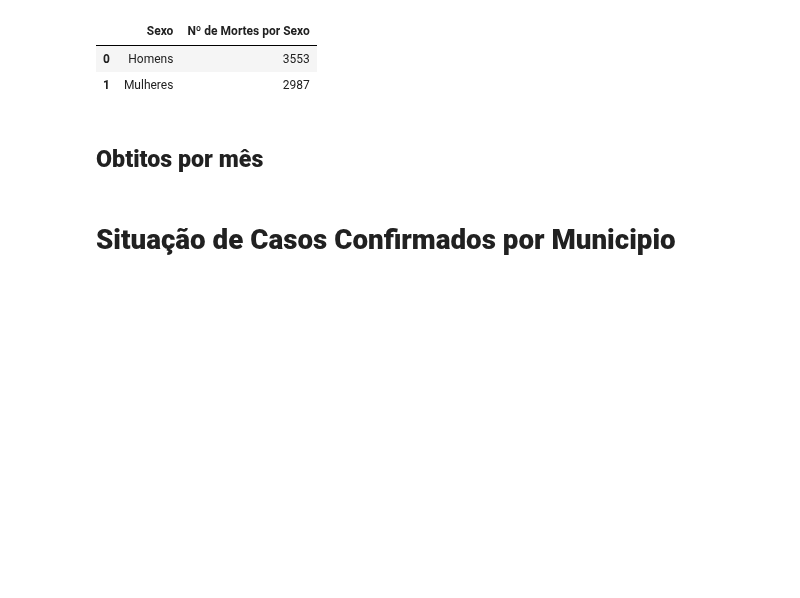
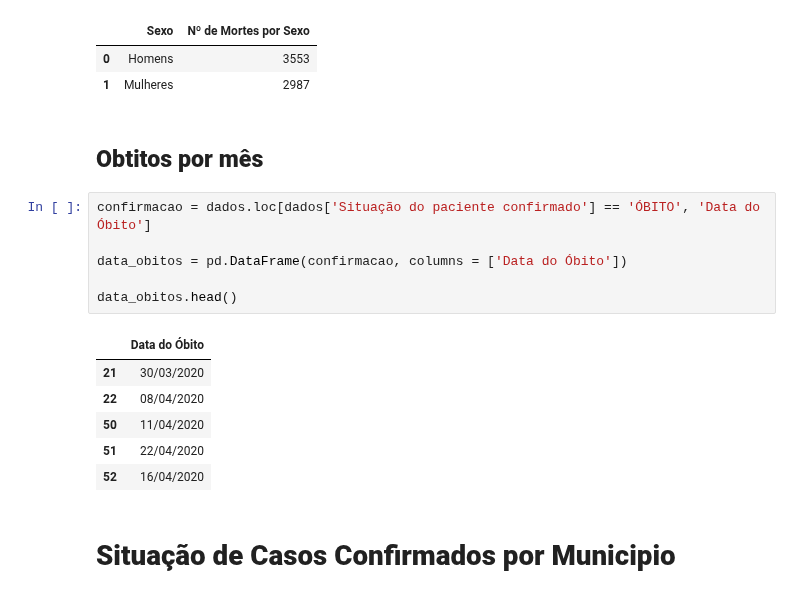
Before and after one commit to Jose-Bruno/Visualiza-oComputacional, a Jupyter notebook: José_Bruno_da_Silva_Santos_Visualização_Computacional.ipynb, the cells around one changed output. Cells and saved outputs as stored; diff of their text form; blank space fills up the shorter version.

```diff
--- a/José_Bruno_da_Silva_Santos_Visualização_Computacional.ipynb
+++ b/José_Bruno_da_Silva_Santos_Visualização_Computacional.ipynb
@@ -168,6 +168,19 @@ obitos.head()
 | 1 | Mulheres | 2987 |
 # %% [markdown]
 ## **Obtitos por mês**
+# %%
+confirmacao = dados.loc[dados['Situação do paciente confirmado'] == 'ÓBITO', 'Data do Óbito']
+
+data_obitos = pd.DataFrame(confirmacao, columns = ['Data do Óbito'])
+
+data_obitos.head()
+# %% [output]
+|  | Data do Óbito |
+| 21 | 30/03/2020 |
+| 22 | 08/04/2020 |
+| 50 | 11/04/2020 |
+| 51 | 22/04/2020 |
+| 52 | 16/04/2020 |
 # %% [markdown]
 # **Situação de Casos Confirmados por Municipio**
 # %%
```
Also changed, not shown: parts of 2 cells of this notebook.
